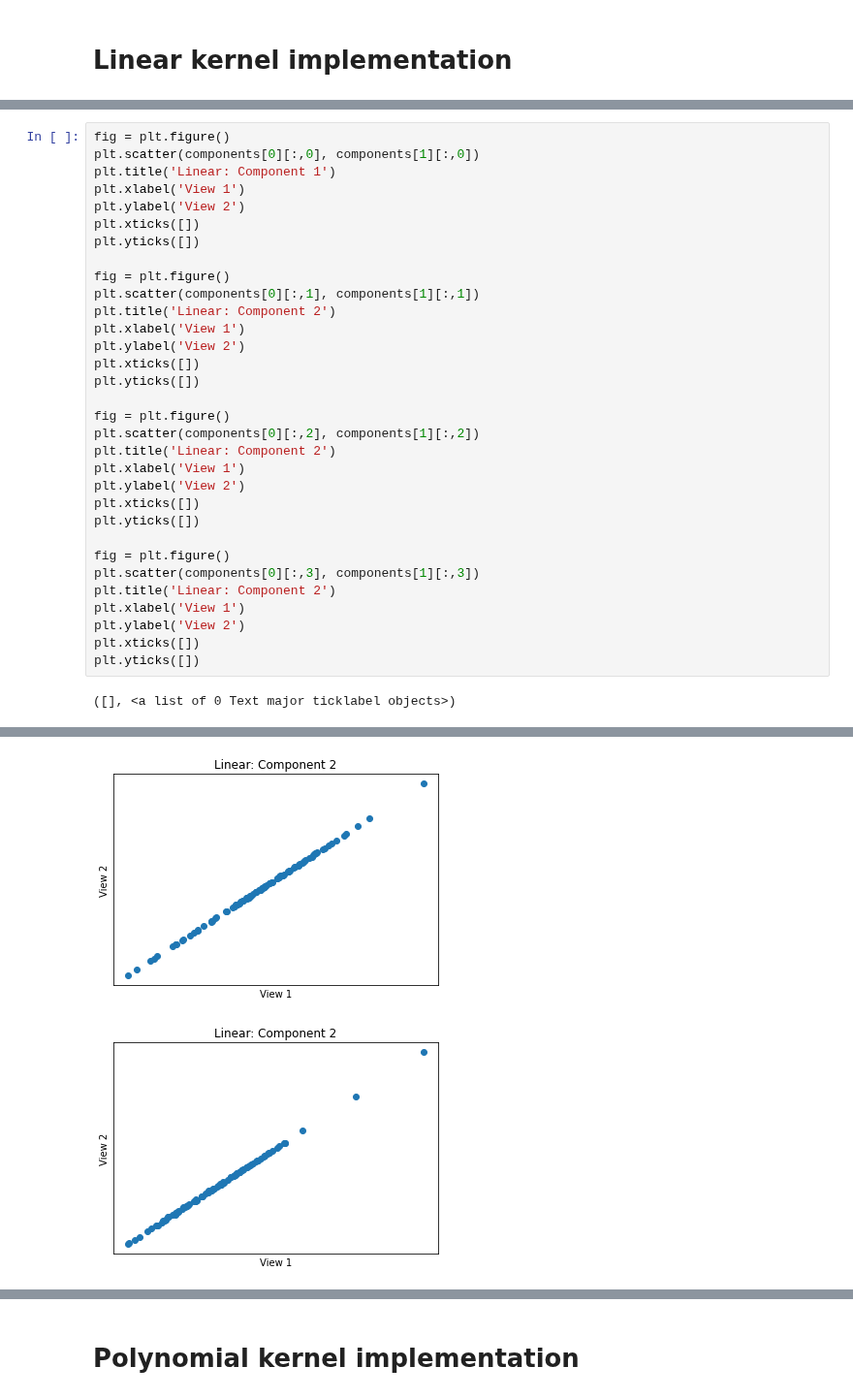
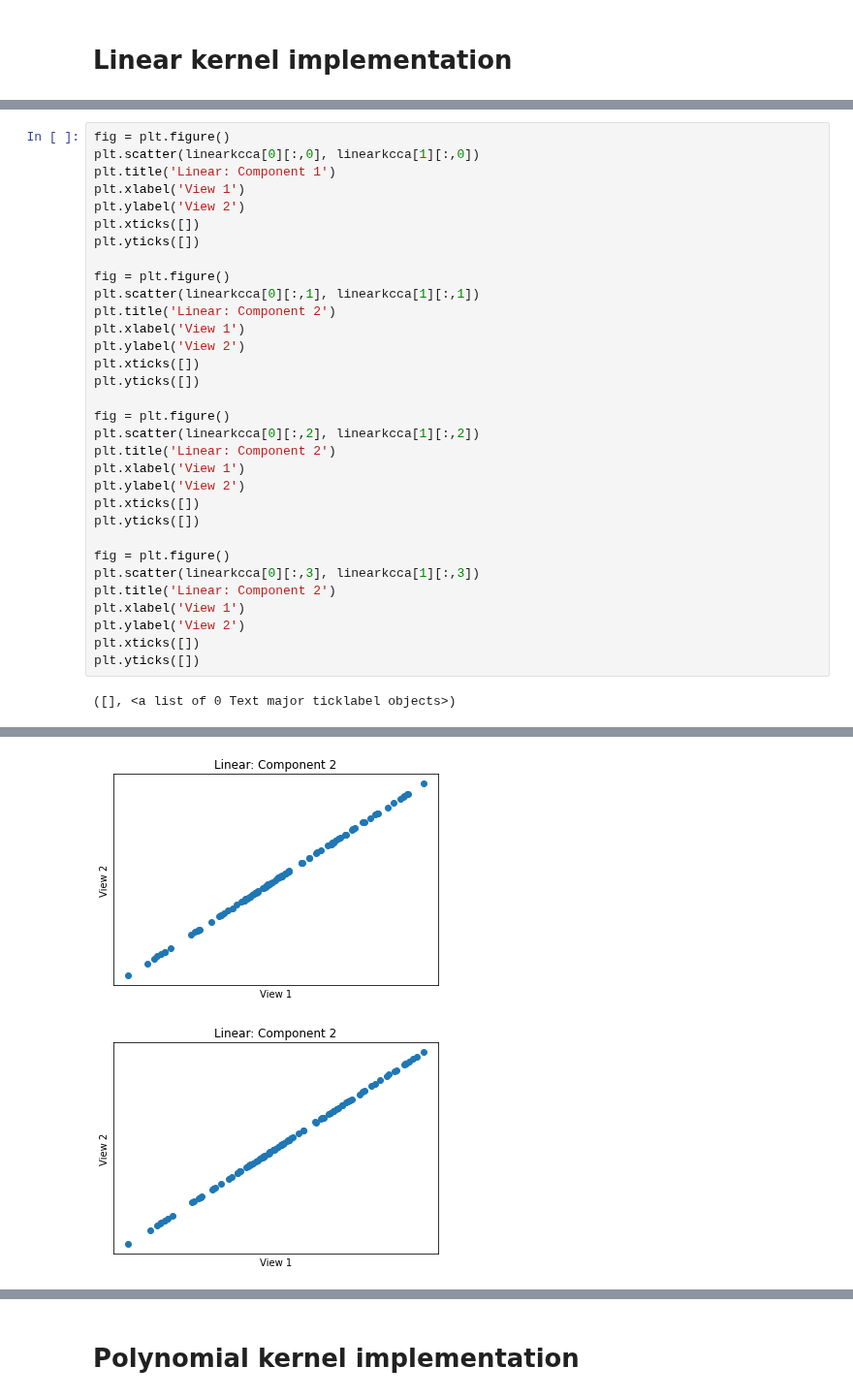
Before and after one commit to mvlearn/mvlearn, a Jupyter notebook: docs/tutorials/embed/kcca_tutorial.ipynb, the cells around one changed output, grey strips where cells are left out. Shown at 97% size. Saved outputs shown, nothing was run; the diff lists cells and outputs as text.

```diff
--- a/docs/tutorials/embed/kcca_tutorial.ipynb
+++ b/docs/tutorials/embed/kcca_tutorial.ipynb
@@ -63,6 +61,6 @@ components = linearkcca.components_
 # %%
 fig = plt.figure()
-plt.scatter(components[0][:,0], components[1][:,0])
+plt.scatter(linearkcca[0][:,0], linearkcca[1][:,0])
 plt.title('Linear: Component 1')
 plt.xlabel('View 1')
 plt.ylabel('View 2')
@@ -70,7 +68,7 @@ plt.xticks([])
 plt.yticks([])
 
 fig = plt.figure()
-plt.scatter(components[0][:,1], components[1][:,1])
+plt.scatter(linearkcca[0][:,1], linearkcca[1][:,1])
 plt.title('Linear: Component 2')
 plt.xlabel('View 1')
 plt.ylabel('View 2')
@@ -78,7 +76,7 @@ plt.xticks([])
 plt.yticks([])
 
 fig = plt.figure()
-plt.scatter(components[0][:,2], components[1][:,2])
+plt.scatter(linearkcca[0][:,2], linearkcca[1][:,2])
 plt.title('Linear: Component 2')
 plt.xlabel('View 1')
 plt.ylabel('View 2')
@@ -86,7 +84,7 @@ plt.xticks([])
 plt.yticks([])
 
 fig = plt.figure()
-plt.scatter(components[0][:,3], components[1][:,3])
+plt.scatter(linearkcca[0][:,3], linearkcca[1][:,3])
 plt.title('Linear: Component 2')
 plt.xlabel('View 1')
 plt.ylabel('View 2')
@@ -99,3 +97,3 @@ plt.yticks([])
-[figure, old version]
+[figure, new version]
-[figure, old version]
+[figure, new version]
 # %%
```
Also changed, not shown: parts of 4 cells of this notebook, 1 other file.
